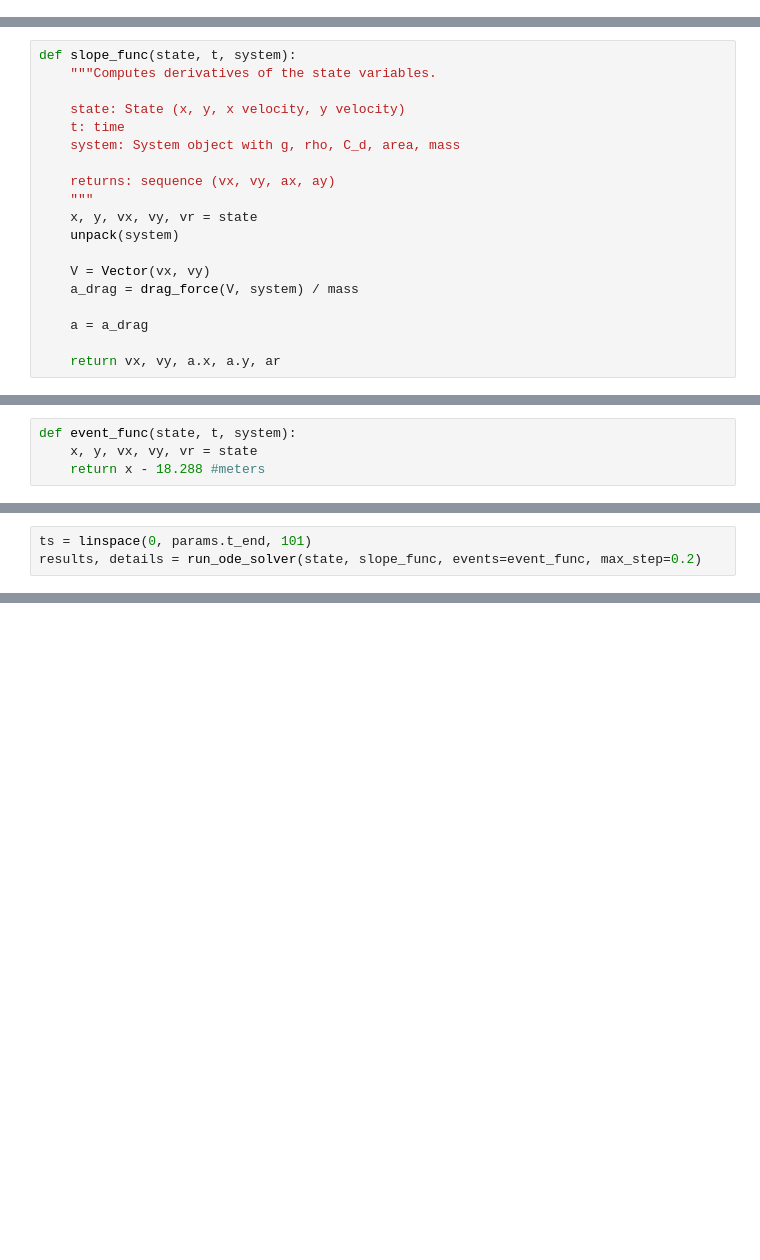
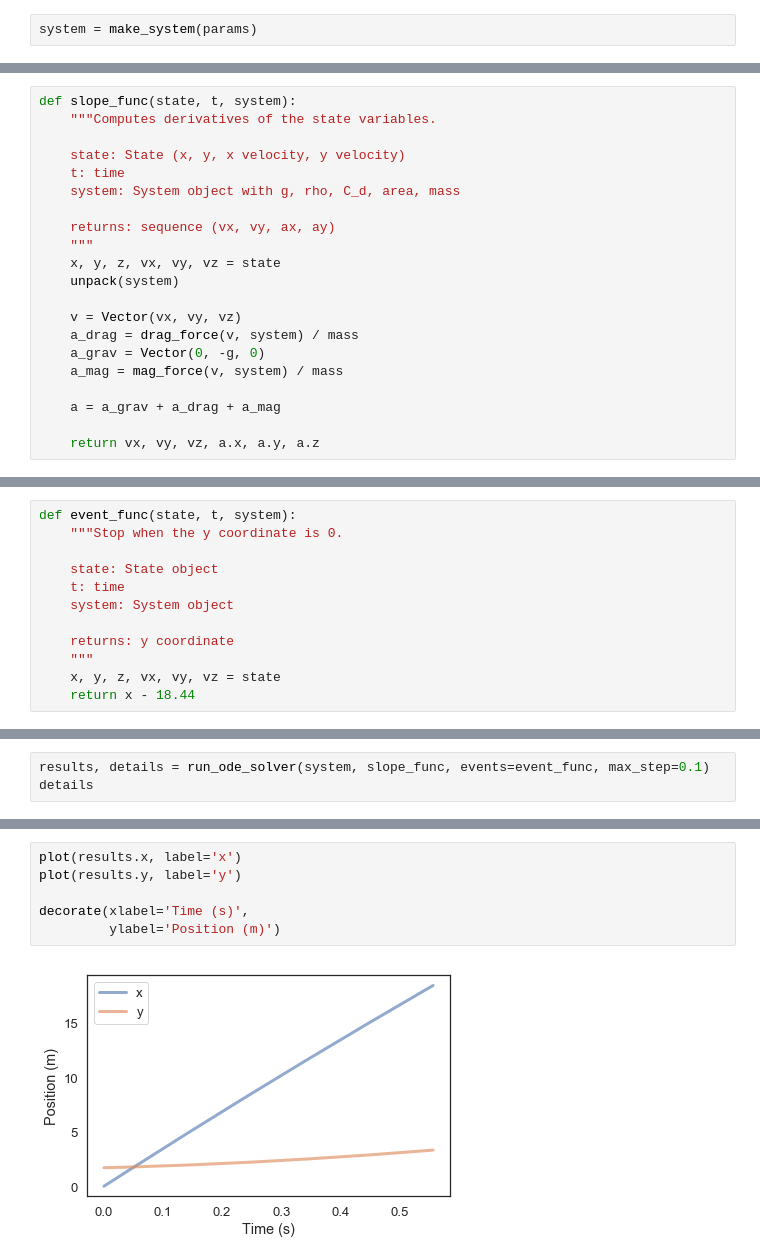
Before and after one commit to arwensadler/ModSimPy, a Jupyter notebook: code/Curveball.ipynb, the cells around one changed output, grey strips where cells are left out. Cells and saved outputs as stored; diff of their text form; blank space fills up the shorter version.

Commit message:
updating curveball

```diff
--- a/code/Curveball.ipynb
+++ b/code/Curveball.ipynb
@@ -41,3 +74,5 @@ def make_system(params):
     area = np.pi * (diameter/2)**2
 
     return System(params, init=init, area=area)
+# %%
+system = make_system(params)
@@ -65,12 +153,14 @@ def slope_func(state, t, system):
 
     returns: sequence (vx, vy, ax, ay)
     """
-    x, y, vx, vy, vr = state
+    x, y, z, vx, vy, vz = state
     unpack(system)
 
-    V = Vector(vx, vy)
-    a_drag = drag_force(V, system) / mass
+    v = Vector(vx, vy, vz)
+    a_drag = drag_force(v, system) / mass
+    a_grav = Vector(0, -g, 0)
+    a_mag = mag_force(v, system) / mass
 
-    a = a_drag
+    a = a_grav + a_drag + a_mag
 
-    return vx, vy, a.x, a.y, ar
+    return vx, vy, vz, a.x, a.y, a.z
@@ -77,4 +178,12 @@ def slope_func(state, t, system):
 # %%
 def event_func(state, t, system):
-    x, y, vx, vy, vr = state
-    return x - 18.288 #meters
+    """Stop when the y coordinate is 0.
+
+    state: State object
+    t: time
+    system: System object
+
+    returns: y coordinate
+    """
+    x, y, z, vx, vy, vz = state
+    return x - 18.44
@@ -81,4 +194,4 @@ def event_func(state, t, system):
 # %%
-ts = linspace(0, params.t_end, 101)
-results, details = run_ode_solver(state, slope_func, events=event_func, max_step=0.2)
+results, details = run_ode_solver(system, slope_func, events=event_func, max_step=0.1)
+details
 # %% [output]
@@ -87,0 +234,8 @@ ValueError: It looks like `system` does not contain `init`
+# %%
+plot(results.x, label='x')
+plot(results.y, label='y')
+
+decorate(xlabel='Time (s)',
+         ylabel='Position (m)')
+# %% [output]
+[figure, added]
```
Also changed, not shown: parts of 22 cells of this notebook.
